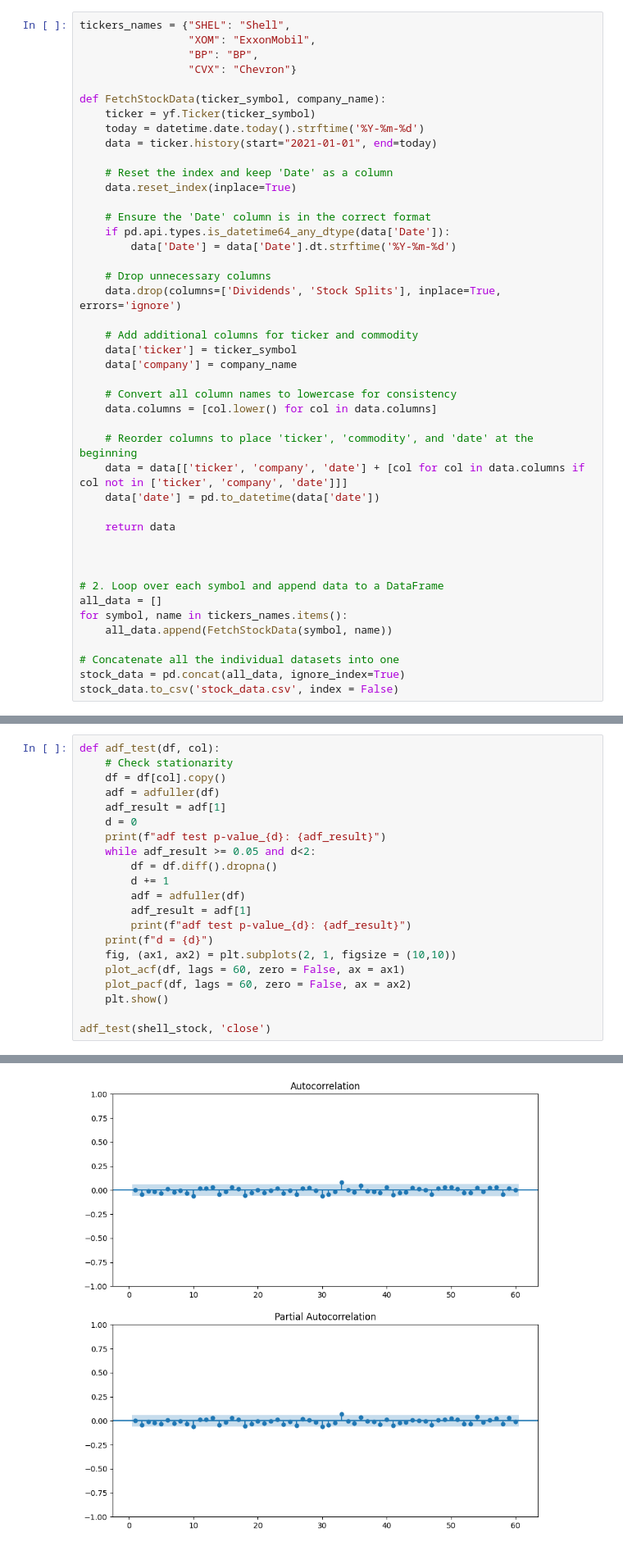
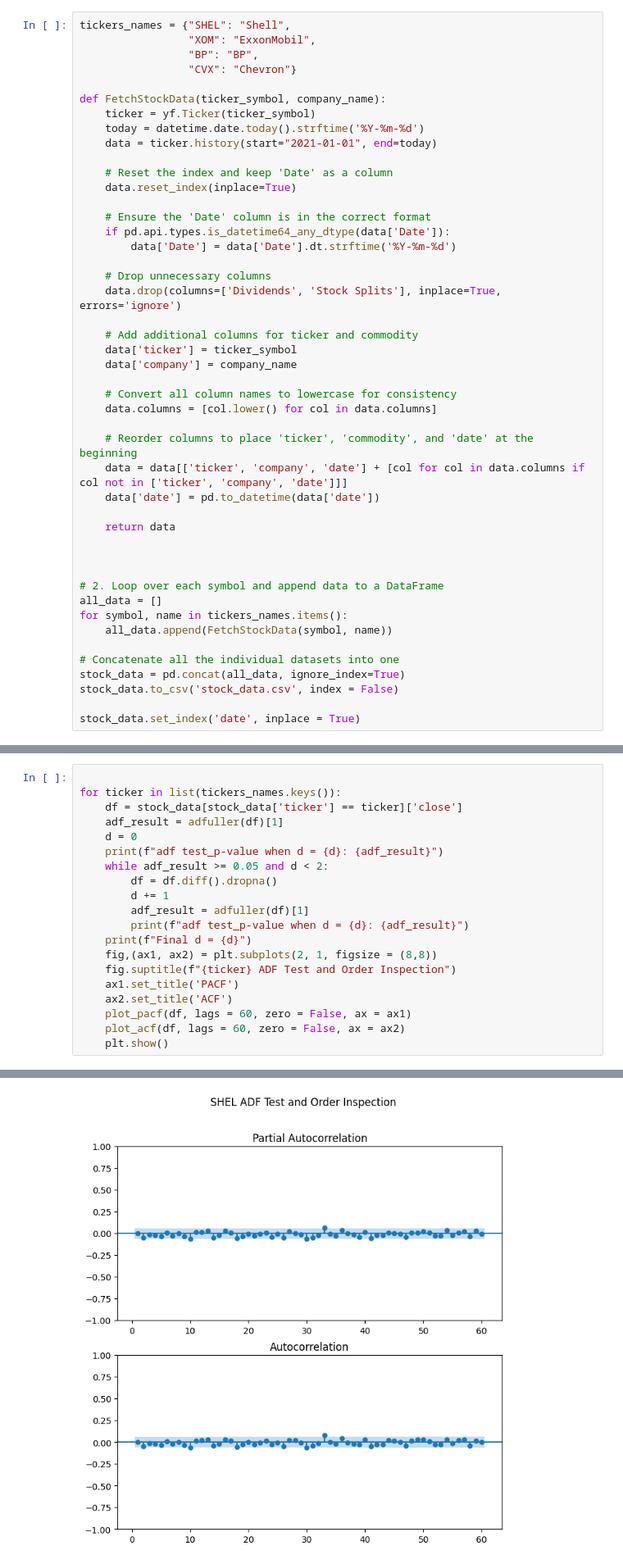
Before and after one commit to Yingtzudai/Energy-Stock, a Jupyter notebook: stock_analysis.ipynb, the cells around one changed output, grey strips where cells are left out. Shown at 82% size. Saved outputs shown, nothing was run; the diff lists cells and outputs as text.

Commit message:
Modified the function for adf test, pacf, and acf plots

```diff
--- a/stock_analysis.ipynb
+++ b/stock_analysis.ipynb
@@ -58,3 +58,5 @@ for symbol, name in tickers_names.items():
 # Concatenate all the individual datasets into one
 stock_data = pd.concat(all_data, ignore_index=True)
 stock_data.to_csv('stock_data.csv', index = False)
+
+stock_data.set_index('date', inplace = True)
@@ -429,24 +385,23 @@ See the caveats in the documentation: https://pandas.pydata.org/pandas-docs/stab
 # %% [markdown]
 # Prediction 2.0
 # %%
-def adf_test(df, col):
-    # Check stationarity
-    df = df[col].copy()
-    adf = adfuller(df)
-    adf_result = adf[1]
+
+for ticker in list(tickers_names.keys()):
+    df = stock_data[stock_data['ticker'] == ticker]['close']
+    adf_result = adfuller(df)[1]
     d = 0
-    print(f"adf test p-value_{d}: {adf_result}")
-    while adf_result >= 0.05 and d<2:
+    print(f"adf test_p-value when d = {d}: {adf_result}")
+    while adf_result >= 0.05 and d < 2:
         df = df.diff().dropna()
         d += 1
-        adf = adfuller(df)
-        adf_result = adf[1]
-        print(f"adf test p-value_{d}: {adf_result}")
-    print(f"d = {d}")
-    fig, (ax1, ax2) = plt.subplots(2, 1, figsize = (10,10))
-    plot_acf(df, lags = 60, zero = False, ax = ax1)
-    plot_pacf(df, lags = 60, zero = False, ax = ax2)
+        adf_result = adfuller(df)[1]
+        print(f"adf test_p-value when d = {d}: {adf_result}")
+    print(f"Final d = {d}")
+    fig,(ax1, ax2) = plt.subplots(2, 1, figsize = (8,8))
+    fig.suptitle(f"{ticker} ADF Test and Order Inspection")
+    ax1.set_title('PACF')
+    ax2.set_title('ACF')
+    plot_pacf(df, lags = 60, zero = False, ax = ax1)
+    plot_acf(df, lags = 60, zero = False, ax = ax2)
     plt.show()
-
-adf_test(shell_stock, 'close')
 # %% [output]
@@ -456 +411 @@ d = 1
-[figure, old version]
+[figure, new version]
```
Also changed, not shown: parts of 3 cells of this notebook, 1 other file.
